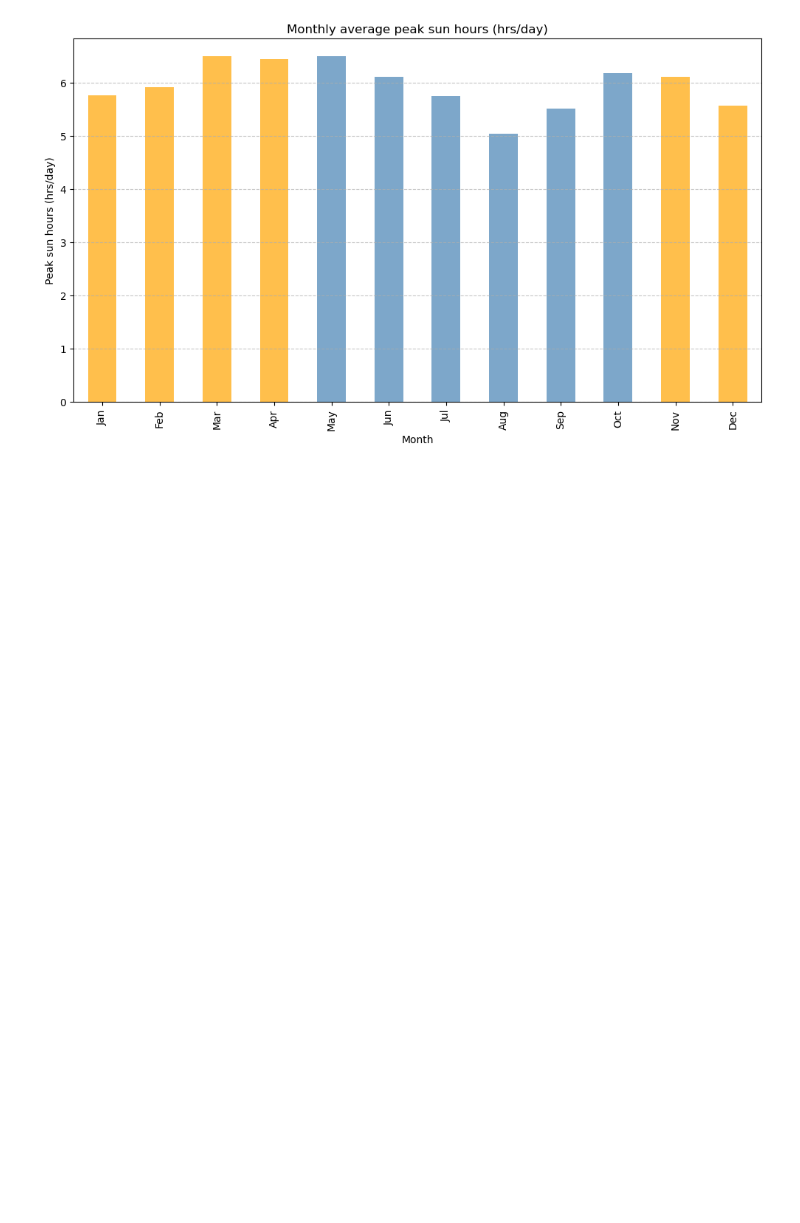
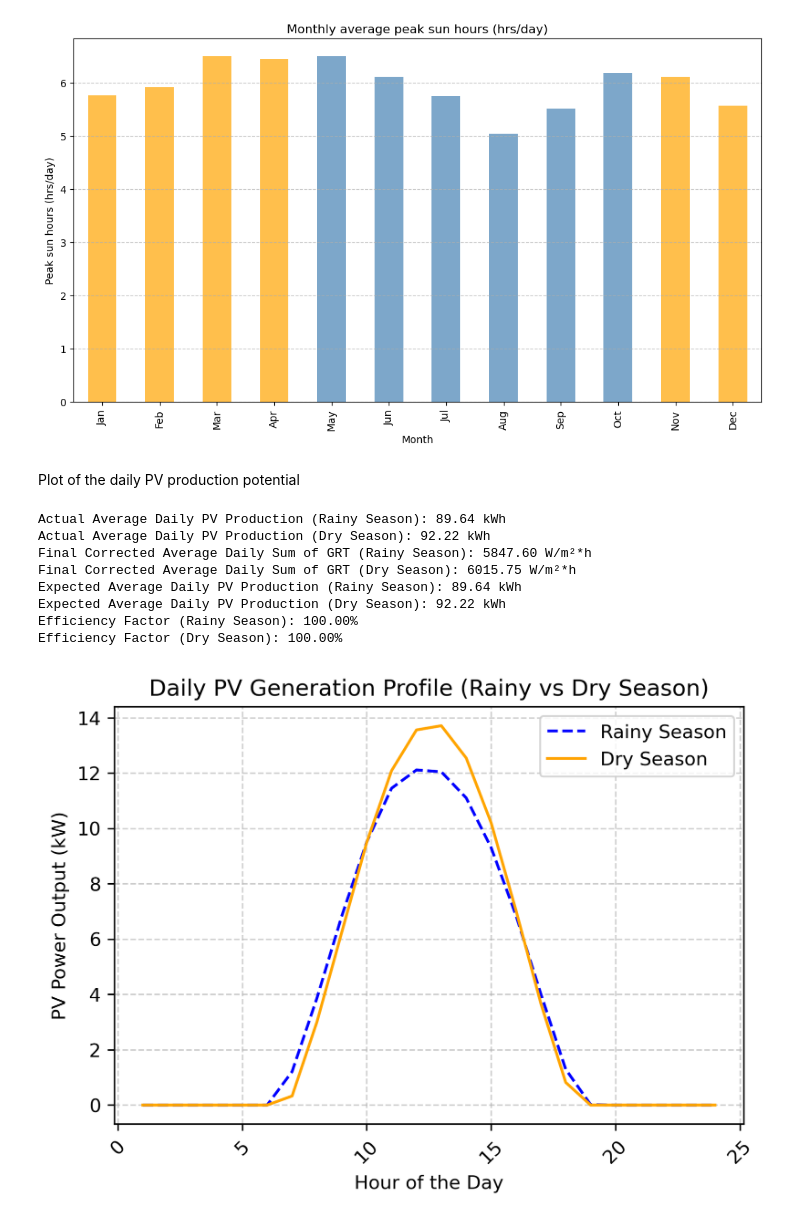
Before and after one commit to ulriklullau/master_thesis_TRAX_Ghana, a Jupyter notebook: Meteorological_data.ipynb, the cells around one changed output. Saved outputs shown, nothing was run; the diff lists cells and outputs as text; code cells hidden in the pictures; blank space fills up the shorter version.

Commit message:
Plots

```diff
--- a/Meteorological_data.ipynb
+++ b/Meteorological_data.ipynb
@@ -264,3 +156,81 @@ Average Peak Sun Hours during Dry Season: 6.05 hours
 Day with the lowest Peak Sun Hours: 2005-09-01
 Lowest Peak Sun Hours: 1.16 hours/day
 [figure]
+# %% [markdown]
+Plot of the daily PV production potential
+# %%
+# PV system parameters
+A_565Wp = 12 * (2.278 * 1.134)  # Total area for 565Wp modules (m²)
+A_285Wp = 30 * (1.670 * 1.000)  # Total area for 285Wp modules (m²)
+A_total = A_565Wp + A_285Wp  # Total panel area
+
+eta_565Wp = 565 / (2.278 * 1.134 * 1000)  # Efficiency of 565 Wp modules
+eta_285Wp = 285 / (1.670 * 1.000 * 1000)  # Efficiency of 285 Wp modules
+eta_weighted = (eta_565Wp * A_565Wp + eta_285Wp * A_285Wp) / A_total  # Weighted efficiency
+
+# Compute PV output for each module type
+df["PV_output_565Wp"] = (df["GRT"] * A_565Wp / 1000) * eta_565Wp
+df["PV_output_285Wp"] = (df["GRT"] * A_285Wp / 1000) * eta_285Wp
+
+# Total PV generation (in kWh)
+df["PV_output_total"] = df["PV_output_565Wp"] + df["PV_output_285Wp"]
+
+# Group by date and sum values for **daily totals**
+daily_data = df.groupby(["date", "season"]).agg(
+    daily_GRT=("GRT", "sum"),  # Sum total daily solar radiation (W/m²*h)
+    daily_PV_kWh=("PV_output_total", "sum")  # Sum total daily PV production (kWh)
+).reset_index()
+
+# Compute actual daily PV production per season
+average_rainy_kWh = daily_data[daily_data["season"] == "Rainy"]["daily_PV_kWh"].mean()
+average_dry_kWh = daily_data[daily_data["season"] == "Dry"]["daily_PV_kWh"].mean()
+
+print(f"Actual Average Daily PV Production (Rainy Season): {average_rainy_kWh:.2f} kWh")
+print(f"Actual Average Daily PV Production (Dry Season): {average_dry_kWh:.2f} kWh")
+
+# Compute average daily sum of GRT per season
+avg_GRT_rainy = daily_data[daily_data["season"] == "Rainy"]["daily_GRT"].mean()
+avg_GRT_dry = daily_data[daily_data["season"] == "Dry"]["daily_GRT"].mean()
+
+print(f"Final Corrected Average Daily Sum of GRT (Rainy Season): {avg_GRT_rainy:.2f} W/m²*h")
+print(f"Final Corrected Average Daily Sum of GRT (Dry Season): {avg_GRT_dry:.2f} W/m²*h")
+
+# Compute expected daily PV production using total daily GRT
+expected_rainy_kWh = (avg_GRT_rainy * A_total * eta_weighted) / 1000
+expected_dry_kWh = (avg_GRT_dry * A_total * eta_weighted) / 1000
+
+print(f"Expected Average Daily PV Production (Rainy Season): {expected_rainy_kWh:.2f} kWh")
+print(f"Expected Average Daily PV Production (Dry Season): {expected_dry_kWh:.2f} kWh")
+
+# Compare expected vs actual production
+efficiency_factor_rainy = (average_rainy_kWh / expected_rainy_kWh) * 100
+efficiency_factor_dry = (average_dry_kWh / expected_dry_kWh) * 100
+
+print(f"Efficiency Factor (Rainy Season): {efficiency_factor_rainy:.2f}%")
+print(f"Efficiency Factor (Dry Season): {efficiency_factor_dry:.2f}%")
+
+# Plot the daily profile
+rainy_profile = df[df["season"] == "Rainy"].groupby("hour")["PV_output_total"].mean()
+dry_profile = df[df["season"] == "Dry"].groupby("hour")["PV_output_total"].mean()
+
+plt.figure(figsize=(6, 4), dpi=300)
+plt.plot(rainy_profile, label="Rainy Season", color="blue", linestyle="--")
+plt.plot(dry_profile, label="Dry Season", color="orange")
+
+plt.title("Daily PV Generation Profile (Rainy vs Dry Season)")
+plt.xlabel("Hour of the Day")
+plt.ylabel("PV Power Output (kW)")
+plt.xticks(rotation=45)
+plt.grid(True, linestyle="--", alpha=0.6)
+plt.legend()
+plt.show()
+# %% [output]
+Actual Average Daily PV Production (Rainy Season): 89.64 kWh
+Actual Average Daily PV Production (Dry Season): 92.22 kWh
+Final Corrected Average Daily Sum of GRT (Rainy Season): 5847.60 W/m²*h
+Final Corrected Average Daily Sum of GRT (Dry Season): 6015.75 W/m²*h
+Expected Average Daily PV Production (Rainy Season): 89.64 kWh
+Expected Average Daily PV Production (Dry Season): 92.22 kWh
+Efficiency Factor (Rainy Season): 100.00%
+Efficiency Factor (Dry Season): 100.00%
+[figure, added]
```
Also changed, not shown: parts of 9 cells of this notebook, 1 other file.
